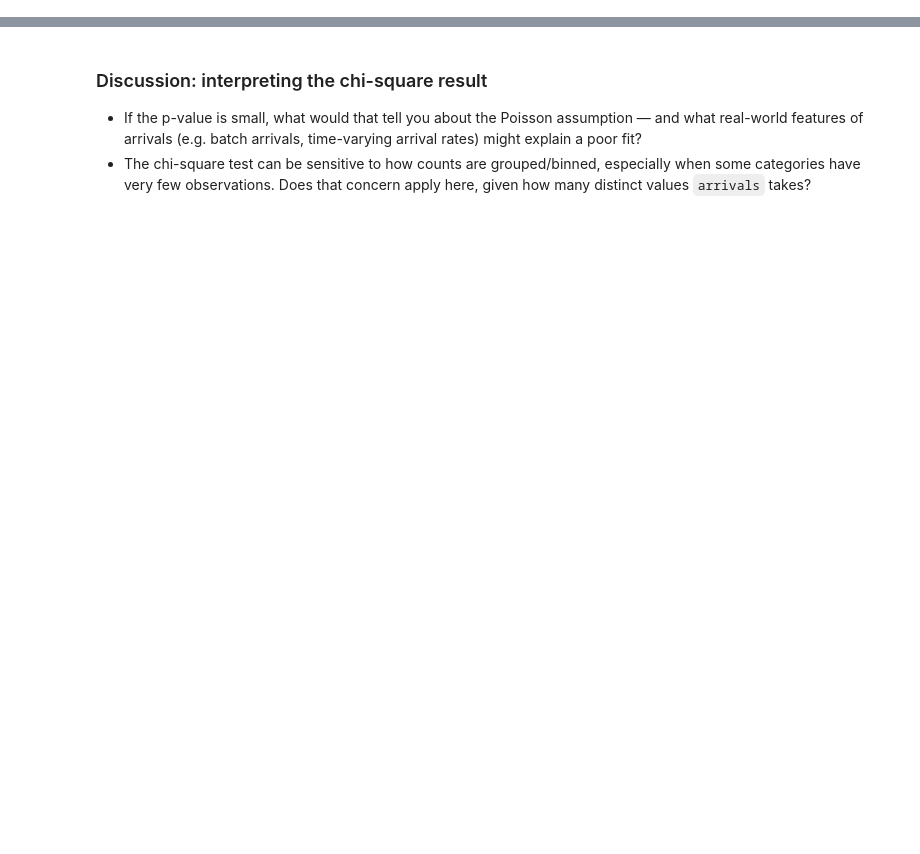
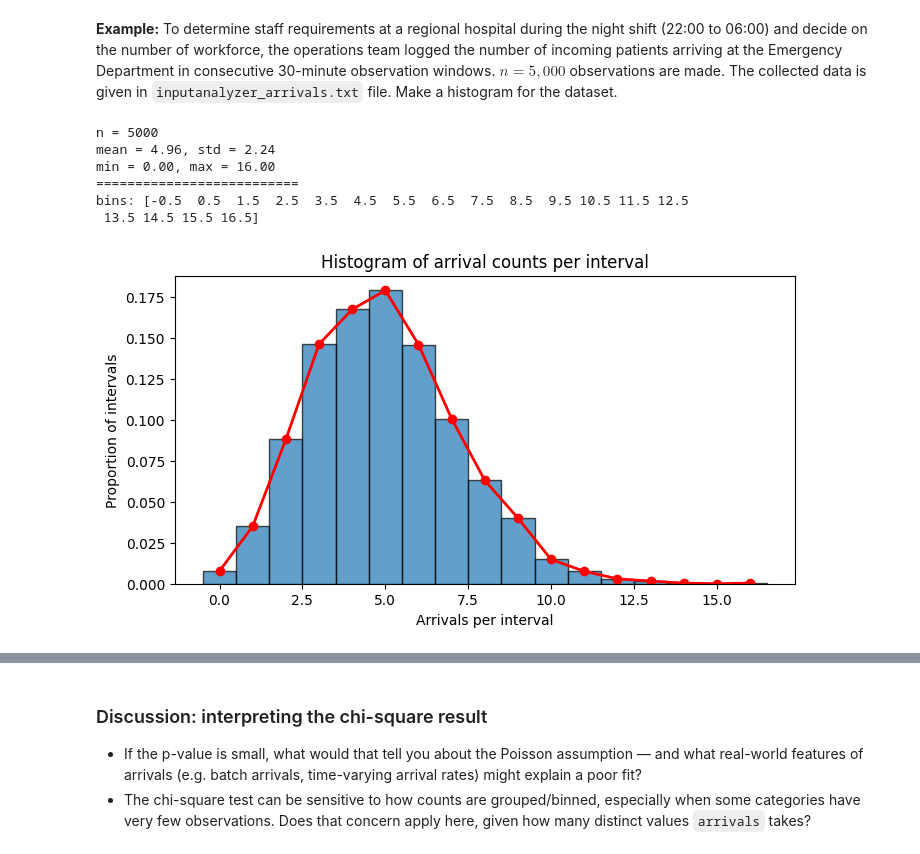
Before and after one commit to atajalili/sim, a Jupyter notebook: notebooks/session_02_input_analysis.ipynb, the cells around one changed output, grey strips where cells are left out. Cells and saved outputs as stored; diff of their text form; code cells hidden in the pictures; blank space fills up the shorter version.

```diff
--- a/notebooks/session_02_input_analysis.ipynb
+++ b/notebooks/session_02_input_analysis.ipynb
@@ -33,0 +187,42 @@ A simulation model is only as trustworthy as the random inputs that drive it. If
+# %% [markdown]
+**Example:** To determine staff requirements at a regional hospital during the night shift (22:00 to 06:00) and decide on the number of workforce, the operations team logged the number of incoming patients arriving at the Emergency Department in consecutive 30-minute observation windows. $n=5,000$ observations are made. The collected data is given in `inputanalyzer_arrivals.txt` file. Make a histogram for the dataset.
+# %%
+arrivals = np.loadtxt('data/inputanalyzer_arrivals.txt')
+
+# Here we determine the bin ranges.
+#
+# Arrival counts per interval are discrete integers ($0, 1, 2, 3, \dots$). You cannot have $4.3$
+# arrivals in an interval. In our dataset, arrivals.min() is 0 and arrivals.max() is 16. In this
+# case, np.arange(0, 17) generates integer boundaries: [0, 1, 2, ..., 15]. Adding 2 to the max,
+# gives [0, 1, 2, ..., 17]. Subtracting 0.5 shifts these edges to: [-0.5, 0.5, 1.5, 2.5, ..., 16.5].
+#
+# This apporach centers the integer values: The bin for the value 5 spans from 4.5 to 5.5.
+# This places the integer 5 exactly in the horizontal center of its histogram bar.
+
+bins = np.arange(arrivals.min(), arrivals.max() + 2) - 0.5
+
+print(f"n = {len(arrivals)}")
+print(f"mean = {arrivals.mean():.2f}, std = {arrivals.std():.2f}")
+print(f"min = {arrivals.min():.2f}, max = {arrivals.max():.2f}")
+print("==========================")
+print("bins:", bins )
+
+counts, bin_edges = np.histogram(arrivals, bins=bins, density=True)
+bin_centers = (bin_edges[:-1] + bin_edges[1:]) / 2
+
+plt.figure(figsize=(8, 4))
+plt.hist(arrivals, bins=bins, density=True, edgecolor='black', alpha=0.7)
+plt.plot(bin_centers, counts, color='red', marker='o', linestyle='-', linewidth=2, label='Frequency Polygon')
+plt.xlabel('Arrivals per interval')
+plt.ylabel('Proportion of intervals')
+plt.title('Histogram of arrival counts per interval')
+#plt.legend()
+plt.show()
+# %% [output]
+n = 5000
+mean = 4.96, std = 2.24
+min = 0.00, max = 16.00
+==========================
+bins: [-0.5  0.5  1.5  2.5  3.5  4.5  5.5  6.5  7.5  8.5  9.5 10.5 11.5 12.5
+ 13.5 14.5 15.5 16.5]
+[figure, added]
```
Also changed, not shown: parts of 40 cells of this notebook.
